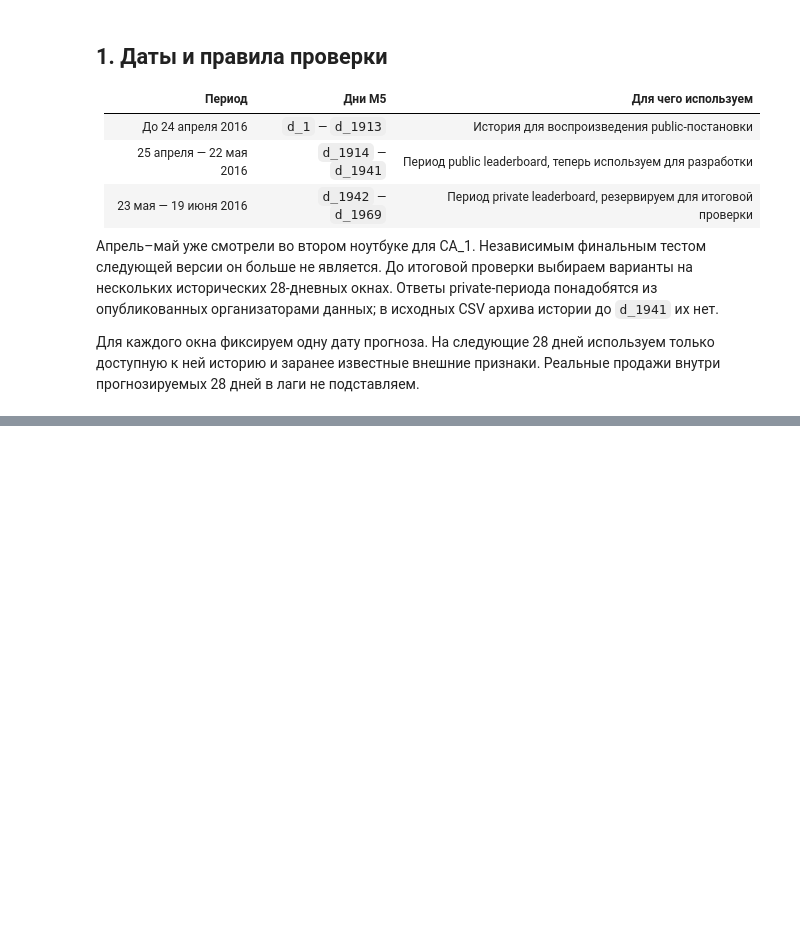
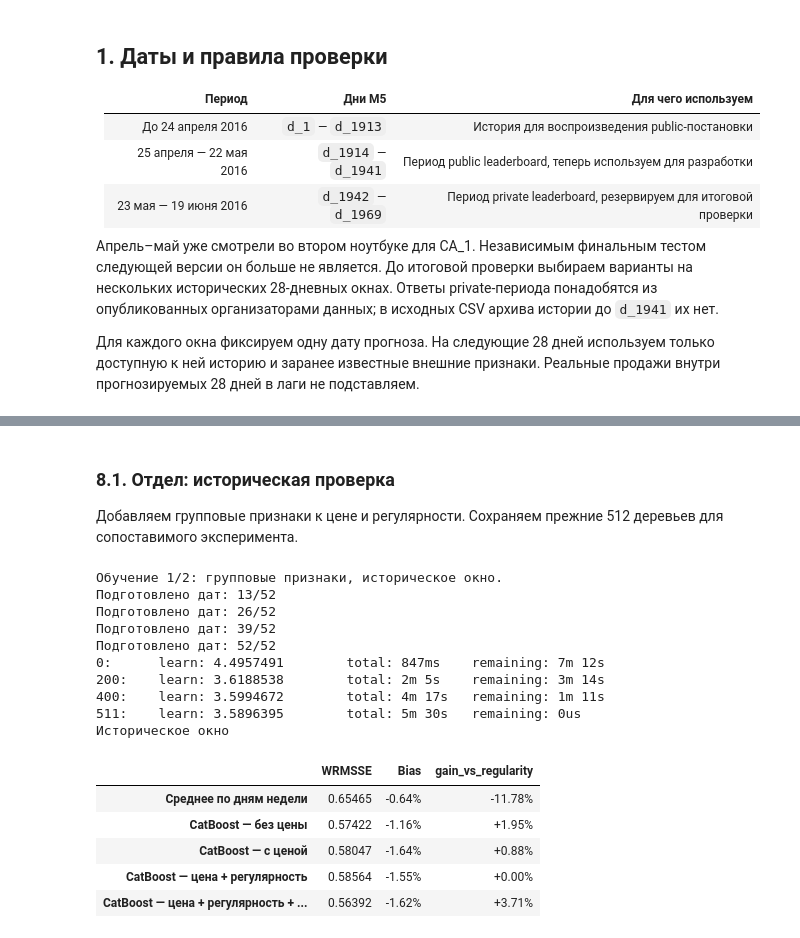
Before and after one commit to dannya220/demand-planner, a Jupyter notebook: notebooks/03_kaggle_wrmsse.ipynb, the cells around one changed output, grey strips where cells are left out. Saved outputs shown, nothing was run; the diff lists cells and outputs as text; code cells hidden in the pictures; blank space fills up the shorter version.

```diff
--- a/notebooks/03_kaggle_wrmsse.ipynb
+++ b/notebooks/03_kaggle_wrmsse.ipynb
@@ -180,0 +2748,80 @@ $$
+# %% [markdown]
+### 8.1. Отдел: историческая проверка
+
+Добавляем групповые признаки к цене и регулярности. Сохраняем прежние 512 деревьев для сопоставимого эксперимента.
+# %%
+print("Обучение 1/2: групповые признаки, историческое окно.")
+
+group_X, group_y = build_feature_dataset(
+    label_cutoff=price_inner_origin,
+    feature_function=make_daily_features_with_groups,
+    feature_columns=group_feature_columns,
+)
+
+cb_group_valid_model = CatBoostRegressor(**group_params)
+
+cb_group_valid_model.fit(
+    group_X,
+    group_y / price_target_scale,
+    cat_features=daily_categorical_features,
+    use_best_model=False,
+)
+
+del group_X, group_y
+gc.collect()
+
+group_inner_prediction = price_predict(
+    model=cb_group_valid_model,
+    origin=price_inner_origin,
+    dates=price_inner_evaluator.forecast_dates,
+    feature_function=make_daily_features_with_groups,
+    columns=group_feature_columns,
+)
+
+group_inner_metrics, group_inner_report = price_evaluate(
+    price_inner_evaluator,
+    price_inner_actual,
+    group_inner_prediction,
+)
+
+group_history_comparison = regularity_history_comparison[
+    ["WRMSSE", "Bias"]
+].copy()
+
+group_history_comparison.loc[group_model_name] = [
+    group_inner_metrics["WRMSSE"],
+    group_inner_metrics["Bias"],
+]
+
+group_history_comparison["gain_vs_regularity"] = (
+    1
+    - group_history_comparison["WRMSSE"]
+    / regularity_inner_metrics["WRMSSE"]
+)
+
+print("Историческое окно")
+
+display(
+    group_history_comparison.style.format({
+        "WRMSSE": "{:.5f}",
+        "Bias": "{:+.2%}",
+        "gain_vs_regularity": "{:+.2%}",
+    })
+)
+# %% [output]
+Обучение 1/2: групповые признаки, историческое окно.
+Подготовлено дат: 13/52
+Подготовлено дат: 26/52
+Подготовлено дат: 39/52
+Подготовлено дат: 52/52
+0:      learn: 4.4957491        total: 847ms    remaining: 7m 12s
+200:    learn: 3.6188538        total: 2m 5s    remaining: 3m 14s
+400:    learn: 3.5994672        total: 4m 17s   remaining: 1m 11s
+511:    learn: 3.5896395        total: 5m 30s   remaining: 0us
+Историческое окно
+|  | WRMSSE | Bias | gain_vs_regularity |
+| Среднее по дням недели | 0.65465 | -0.64% | -11.78% |
+| CatBoost — без цены | 0.57422 | -1.16% | +1.95% |
+| CatBoost — с ценой | 0.58047 | -1.64% | +0.88% |
+| CatBoost — цена + регулярность | 0.58564 | -1.55% | +0.00% |
+| CatBoost — цена + регулярность + ... | 0.56392 | -1.62% | +3.71% |
```
Also changed, not shown: parts of 81 cells of this notebook, 49 other files.
